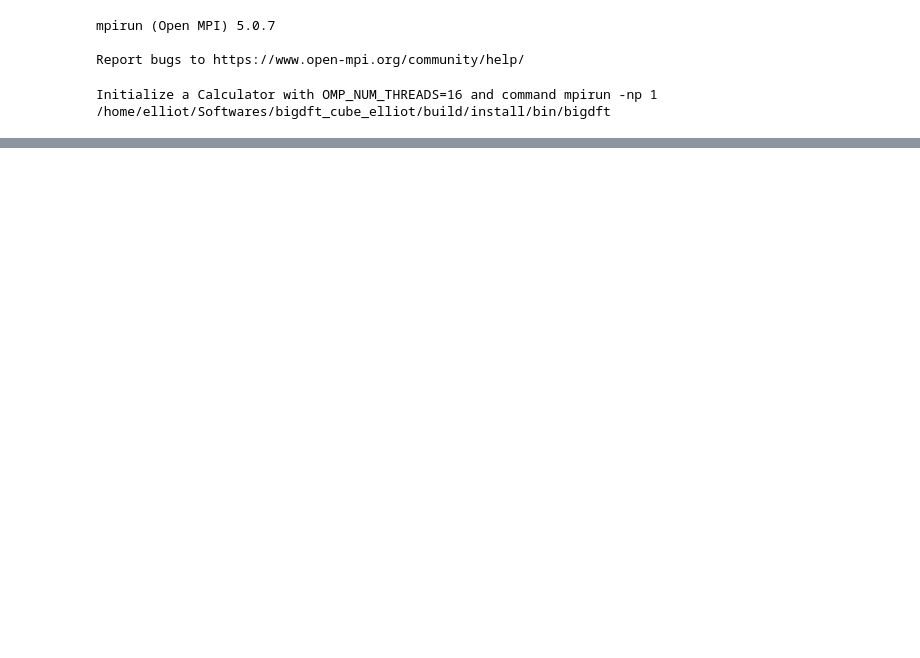
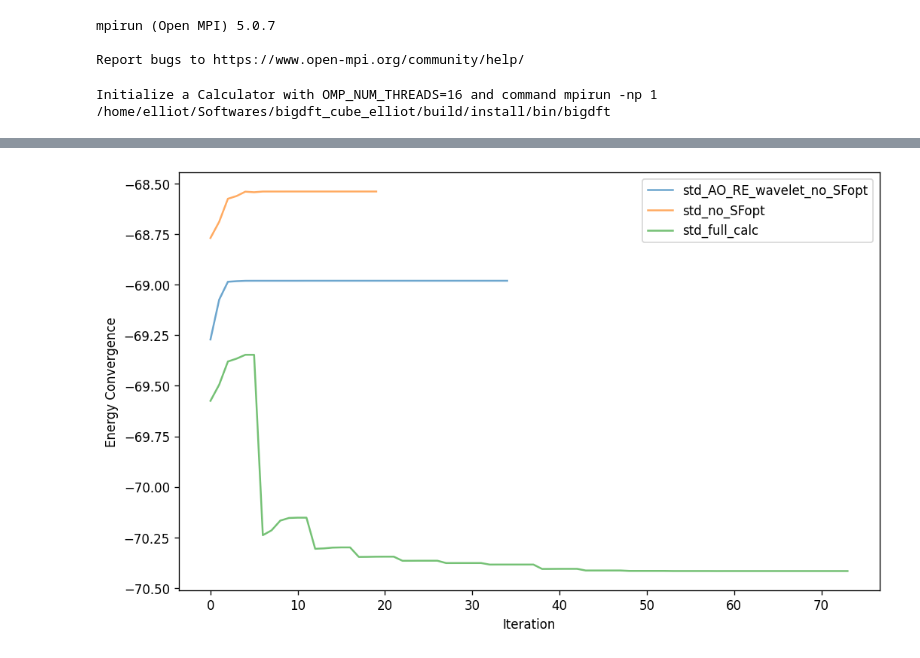
Before and after one commit to TengxiangLii/Direct-Support-Function, a Jupyter notebook: Atomic_Orbital_Restart/AO_RE_Si3O6.ipynb, the cells around one changed output, grey strips where cells are left out. Saved outputs shown, nothing was run; the diff lists cells and outputs as text; code cells hidden in the pictures; blank space fills up the shorter version.

```diff
--- a/Atomic_Orbital_Restart/AO_RE_Si3O6.ipynb
+++ b/Atomic_Orbital_Restart/AO_RE_Si3O6.ipynb
@@ -282,0 +541,9 @@ plot_iterations(log_RE)
+# %%
+log_RE_ao_default = {}
+log_RE_ao_default['std_AO_RE_wavelet_no_SFopt'] = log['std_AO_RE_wavelet_no_SFopt']
+log_RE_ao_default['std_no_SFopt'] = log['std_no_SFopt']
+log_RE_ao_default['std_full_calc'] = log['std_full_calc']
+# %%
+plot_iterations(log_RE_ao_default)
+# %% [output]
+[figure, added]
```
Also changed, not shown: parts of 24 cells of this notebook, 45 other files.
